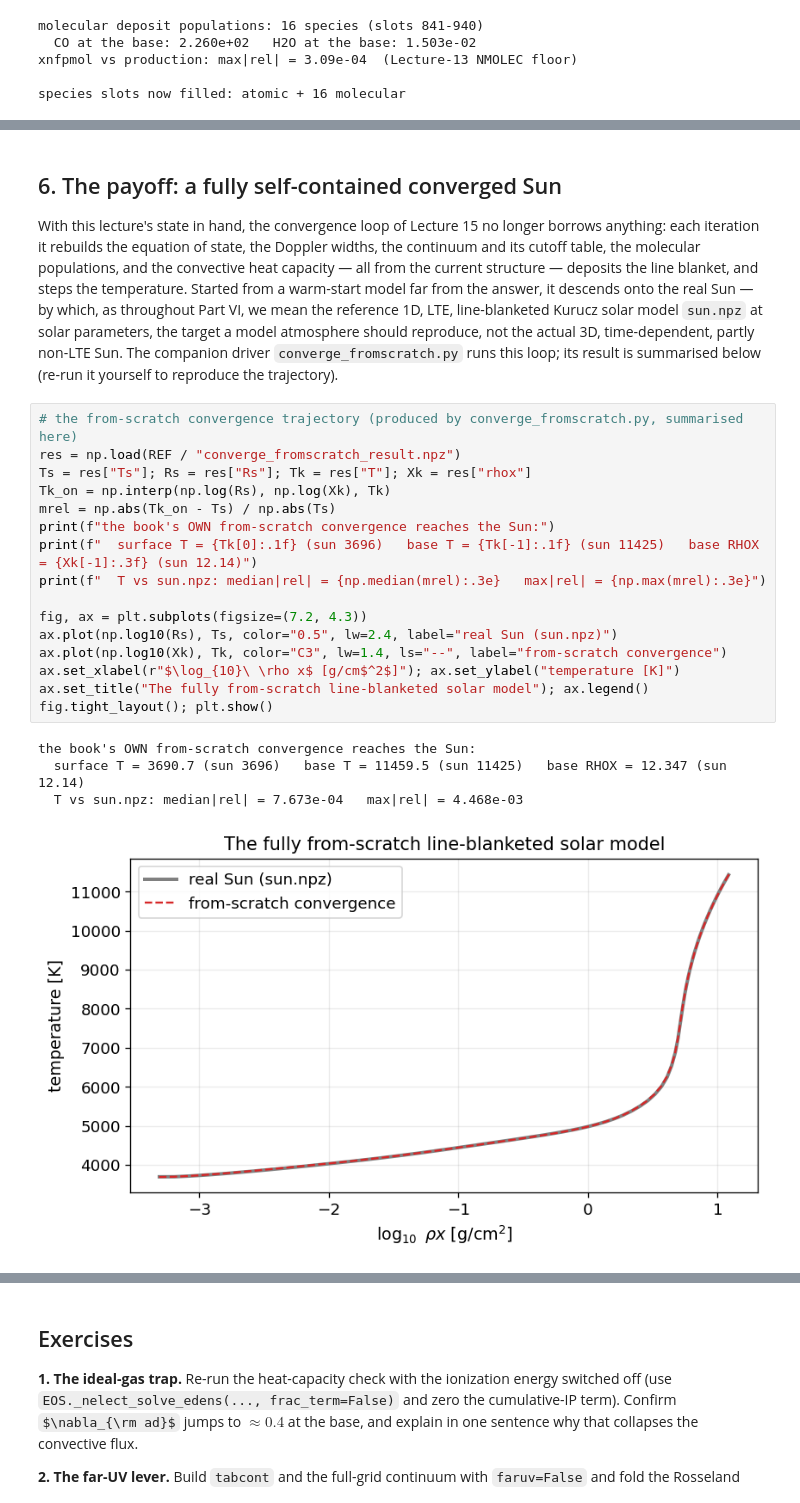
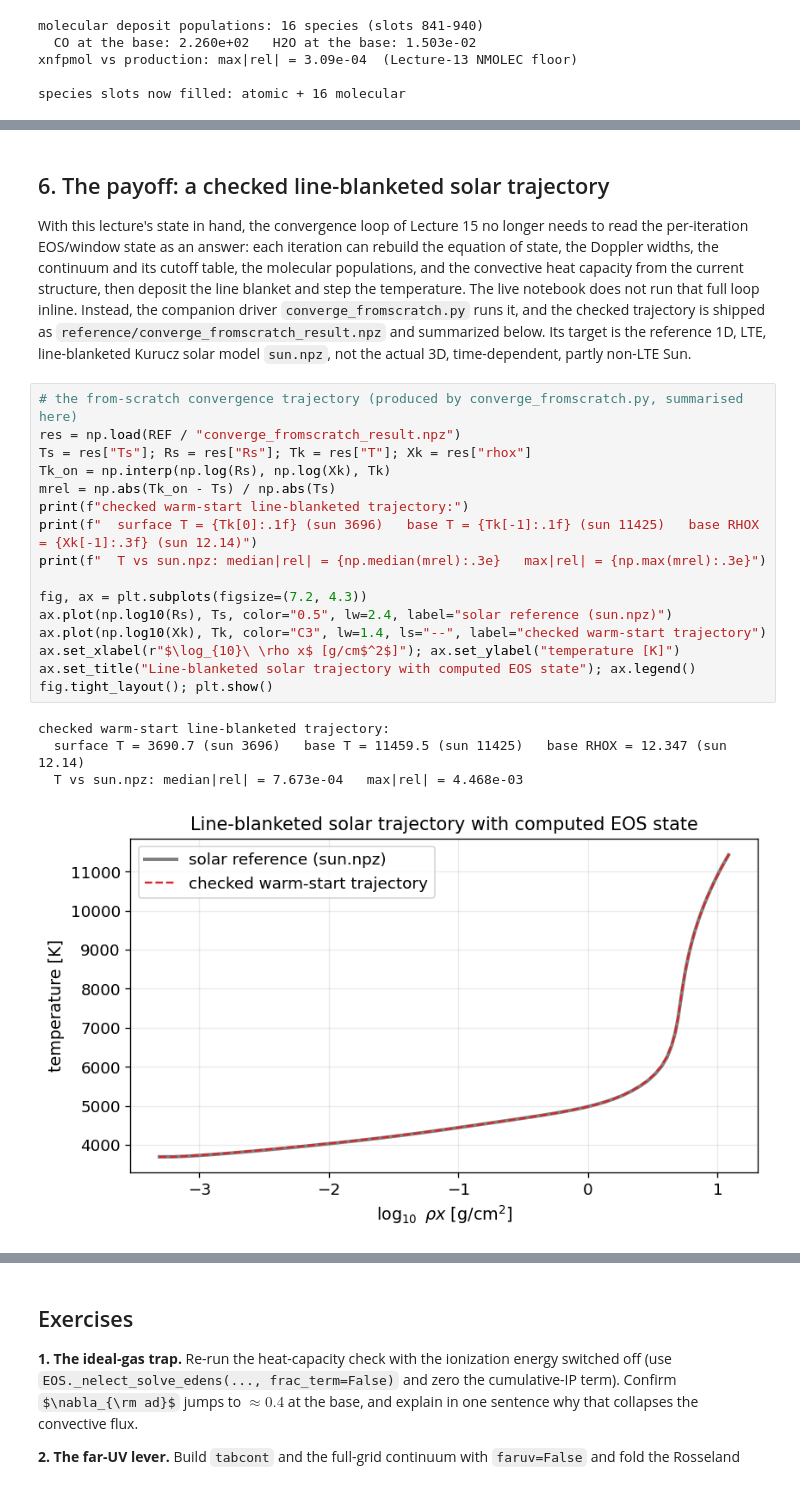
Before and after one commit to tingyuansen/stellar-spectroscopy-from-scratch-gpu, a Jupyter notebook: content/Lecture16.ipynb, the cells around one changed output, grey strips where cells are left out. Drawn from its saved outputs; the diff is of its cells as text; some formulas as TeX source.

Commit message:
Clarify Lecture 16 live-solve boundary

```diff
--- a/content/Lecture16.ipynb
+++ b/content/Lecture16.ipynb
@@ -314,34 +315,34 @@ inputs are the atomic-data tables and the line catalog the production code itsel
 # %% [markdown]
-## 6. The payoff: a fully self-contained converged Sun
+## 6. The payoff: a checked line-blanketed solar trajectory
 
-With this lecture's state in hand, the convergence loop of Lecture 15 no longer borrows anything: each
-iteration it rebuilds the equation of state, the Doppler widths, the continuum and its cutoff table,
-the molecular populations, and the convective heat capacity — all from the current structure — deposits
-the line blanket, and steps the temperature. Started from a warm-start model far from the answer, it
-descends onto the real Sun — by which, as throughout Part VI, we mean the reference 1D, LTE,
-line-blanketed Kurucz solar model `sun.npz` at solar parameters, the target a model atmosphere should
-reproduce, not the actual 3D, time-dependent, partly non-LTE Sun. The companion driver
-`converge_fromscratch.py` runs this loop; its result
-is summarised below (re-run it yourself to reproduce the trajectory).
+With this lecture's state in hand, the convergence loop of Lecture 15 no longer needs to read the
+per-iteration EOS/window state as an answer: each iteration can rebuild the equation of state, the
+Doppler widths, the continuum and its cutoff table, the molecular populations, and the convective
+heat capacity from the current structure, then deposit the line blanket and step the temperature.
+The live notebook does not run that full loop inline. Instead, the companion driver
+`converge_fromscratch.py` runs it, and the checked trajectory is shipped as
+`reference/converge_fromscratch_result.npz` and summarized below. Its target is the reference 1D,
+LTE, line-blanketed Kurucz solar model `sun.npz`, not the actual 3D, time-dependent, partly non-LTE
+Sun.
 # %%
 # the from-scratch convergence trajectory (produced by converge_fromscratch.py, summarised here)
 res = np.load(REF / "converge_fromscratch_result.npz")
 Ts = res["Ts"]; Rs = res["Rs"]; Tk = res["T"]; Xk = res["rhox"]
 Tk_on = np.interp(np.log(Rs), np.log(Xk), Tk)
 mrel = np.abs(Tk_on - Ts) / np.abs(Ts)
-print(f"the book's OWN from-scratch convergence reaches the Sun:")
+print(f"checked warm-start line-blanketed trajectory:")
 print(f"  surface T = {Tk[0]:.1f} (sun 3696)   base T = {Tk[-1]:.1f} (sun 11425)   base RHOX = {Xk[-1]:.3f} (sun 12.14)")
 print(f"  T vs sun.npz: median|rel| = {np.median(mrel):.3e}   max|rel| = {np.max(mrel):.3e}")
 
 fig, ax = plt.subplots(figsize=(7.2, 4.3))
-ax.plot(np.log10(Rs), Ts, color="0.5", lw=2.4, label="real Sun (sun.npz)")
-ax.plot(np.log10(Xk), Tk, color="C3", lw=1.4, ls="--", label="from-scratch convergence")
+ax.plot(np.log10(Rs), Ts, color="0.5", lw=2.4, label="solar reference (sun.npz)")
+ax.plot(np.log10(Xk), Tk, color="C3", lw=1.4, ls="--", label="checked warm-start trajectory")
 ax.set_xlabel(r"$\log_{10}\ \rho x$ [g/cm$^2$]"); ax.set_ylabel("temperature [K]")
-ax.set_title("The fully from-scratch line-blanketed solar model"); ax.legend()
+ax.set_title("Line-blanketed solar trajectory with computed EOS state"); ax.legend()
 fig.tight_layout(); plt.show()
 # %% [output]
-the book's OWN from-scratch convergence reaches the Sun:
+checked warm-start line-blanketed trajectory:
   surface T = 3690.7 (sun 3696)   base T = 11459.5 (sun 11425)   base RHOX = 12.347 (sun 12.14)
   T vs sun.npz: median|rel| = 7.673e-04   max|rel| = 4.468e-03
-[figure, old version]
+[figure, new version]
 # %% [markdown]
```
Also changed, not shown: parts of 8 cells of this notebook, 4 other files.
